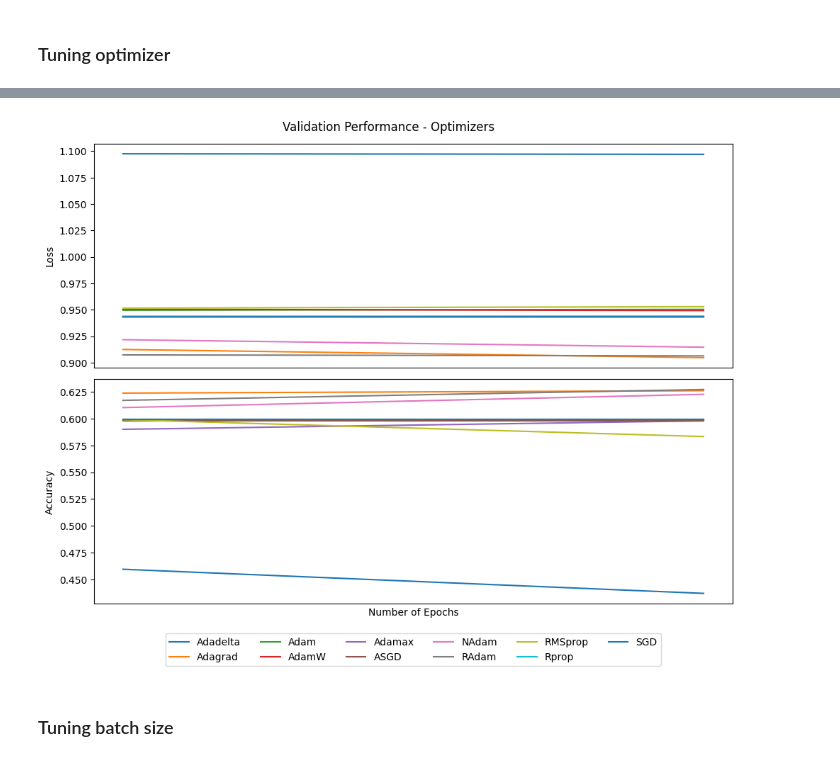
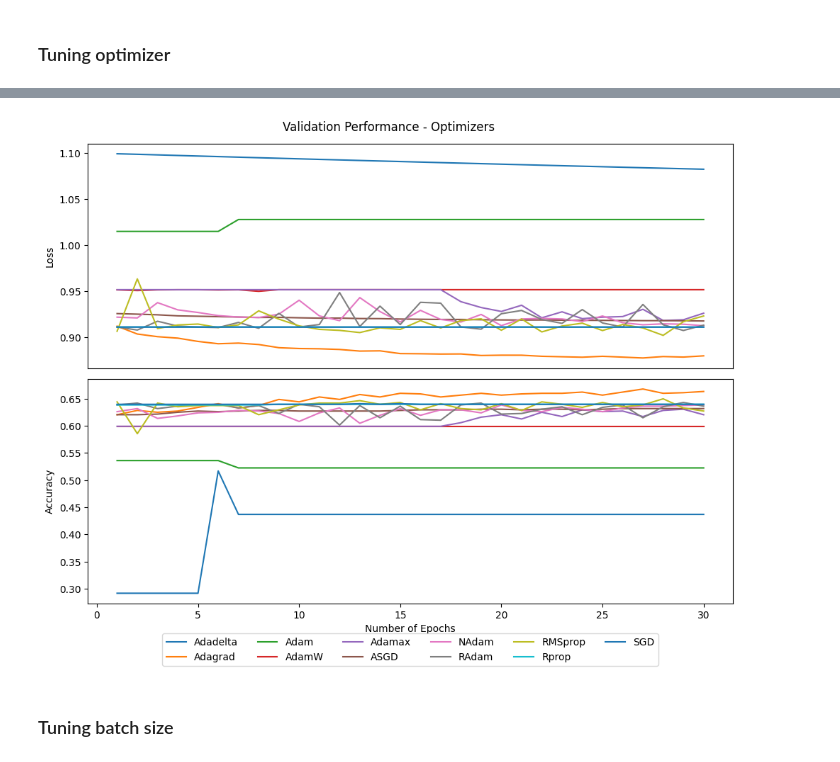
Before and after one commit to milanaveed/cits4012_project, a Jupyter notebook: 4012_v1.ipynb, the cells around one changed output, grey strips where cells are left out. Saved outputs shown, nothing was run; the diff lists cells and outputs as text; code cells hidden in the pictures.

```diff
--- a/4012_v1.ipynb
+++ b/4012_v1.ipynb
@@ -429,9 +429,12 @@ y_test_model1 = test_df1["polarity"]
 # Convert polarity information into indices (using one-hot encoding)
 label_mapping = {"neutral": 0, "positive": 1, "negative": 2}
 index_to_label = {0: "Neutral", 1: "Positive", 2: "Negative"}
-train_df1["polarity"] = train_df1["polarity"].map(label_mapping).fillna(-1).astype(int)
-val_df1["polarity"] = val_df1["polarity"].map(label_mapping).fillna(-1).astype(int)
-test_df1["polarity"] = test_df1["polarity"].map(label_mapping).fillna(-1).astype(int)
+train_df1["polarity"] = train_df1["polarity"].map(
+    label_mapping).fillna(-1).astype(int)
+val_df1["polarity"] = val_df1["polarity"].map(
+    label_mapping).fillna(-1).astype(int)
+test_df1["polarity"] = test_df1["polarity"].map(
+    label_mapping).fillna(-1).astype(int)
 # %%
 # Get the one-hot representation of the target variable
 y_train_encoded1 = train_df1["polarity"]
@@ -1215,10 +1218,10 @@ Mean Validation Accuracy 0.579 (0.050) with: {'optimizer__lr': 0.1}
 ### Tuning learning rate
 # %%
 # TODO: 如果有时间，加入scheduler
-lr_options = [0.00001, 0.0001, 0.001, 0.005, 0.01, 0.02, 0.05, 0.1]
+lr_options = [0.00001, 0.0001, 0.001, 0.005, 0.01, 0.05, 0.1]
 best_lr = None
 best_val_loss = float("inf")
-num_epochs = 20
+num_epochs = 30
 
 
 model1 = Model1(
@@ -1265,7 +1268,7 @@ print(f"Best learning rate: {best_lr}")
 ax1.set_ylabel("Loss")
 ax1.tick_params(axis='x', which='both',
                 bottom=False)  # turn off major & minor ticks on the bottom
-ax2.legend(loc='lower center', ncol=6, bbox_to_anchor=(0.5, -0.3))
+ax2.legend(loc='lower center', ncol=4, bbox_to_anchor=(0.5, -0.3))
 ax2.set_xlabel("Number of Epochs")
 ax2.set_ylabel("Accuracy")
 ax2.xaxis.set_minor_locator(MultipleLocator(5))
@@ -1309,7 +1312,7 @@ optimizer_options = {'Adadelta': optim.Adadelta(model1.parameters(), lr=best_lr)
 
 best_optimizer = None
 best_val_loss = float("inf")
-num_epochs = 2
+num_epochs = 30
 
 
 fig, (ax1, ax2) = plt.subplots(2, 1, figsize=(
@@ -1373,6 +1376,6 @@ End of training | Val Accuracy: 0.599 | Val Macro-F1: 0.495 | Val Loss: 0.943
 =========================================================================================
 Best optimizer: Adagrad
-[figure, old version]
+[figure, new version]
 # %% [markdown]
 ### Tuning batch size
 # %%
```
Also changed, not shown: parts of 27 cells of this notebook, 14 other files.
